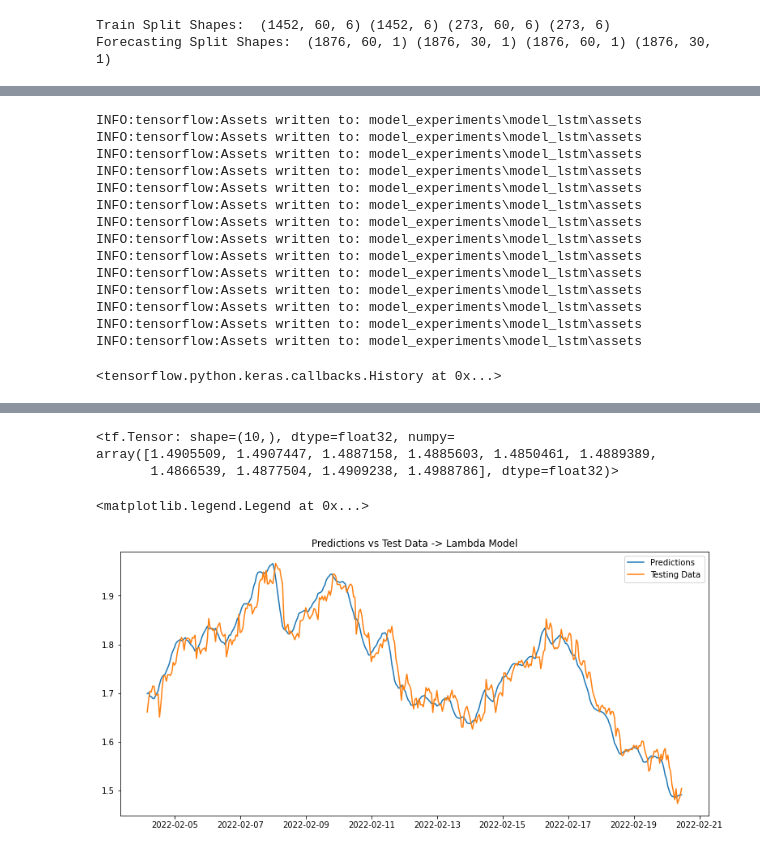
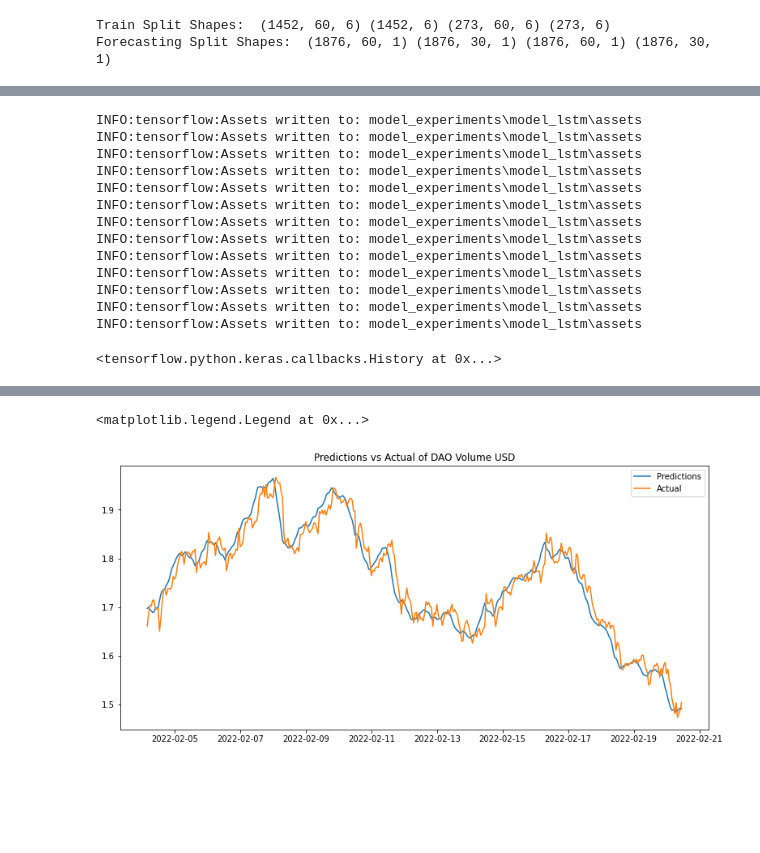
Before and after one commit to kennethZhangML/DAO-ML-Repo, a Jupyter notebook: finalized_tsa.ipynb, the cells around one changed output, grey strips where cells are left out. Saved outputs shown, nothing was run; the diff lists cells and outputs as text; code cells hidden in the pictures; blank space fills up the shorter version.

Commit message:
Updated
Fixed Lambda Model

```diff
--- a/finalized_tsa.ipynb
+++ b/finalized_tsa.ipynb
@@ -172,12 +253,8 @@ Epoch 50/50
 # %%
-import os
+def create_model_checkpoint(model_name, save_path="model_experiments"):
+  return tf.keras.callbacks.ModelCheckpoint(filepath = os.path.join(save_path, model_name), verbose = 0, save_best_only = True)
 
-HORIZON, WINDOW_SIZE = 1, 7
-
-def create_model_checkpoint(model_name, save_path="model_experiments"):
-  return tf.keras.callbacks.ModelCheckpoint(filepath = os.path.join(save_path, model_name),
-                                            verbose = 0,
-                                            save_best_only = True)
+WINDOW_SIZE, HORIZON = 7, 1
 
 inputs = tf.keras.layers.Input(shape=(WINDOW_SIZE))
 x = tf.keras.layers.Lambda(lambda x: tf.expand_dims(x, axis=1))(inputs)
@@ -207,7 +284,6 @@ INFO:tensorflow:Assets written to: model_experiments\model_lstm\assets
 INFO:tensorflow:Assets written to: model_experiments\model_lstm\assets
 INFO:tensorflow:Assets written to: model_experiments\model_lstm\assets
 INFO:tensorflow:Assets written to: model_experiments\model_lstm\assets
-INFO:tensorflow:Assets written to: model_experiments\model_lstm\assets
 <tensorflow.python.keras.callbacks.History at 0x...>
 # %%
 model_lstm = tf.keras.models.load_model("model_experiments/model_lstm/")
@@ -219,4 +295,12 @@ def make_preds(model, input_data):
 
 model_lstm_preds = make_preds(model_lstm, test_windows)
 model_lstm_preds[:10]
+
+model_lstm_preds = np.array(model_lstm_preds)
+
+fig, ax = plt.subplots(figsize = (13, 6))
+ax.plot(X_test[1:], model_lstm_preds, label = "Predictions")
+ax.plot(X_test[1:], y_test[1:], label = "Actual")
+ax.set_title("Predictions vs Actual of DAO Volume USD")
+ax.legend()
 # %% [output]
@@ -224,3 +308,2 @@ model_lstm_preds[:10]
-<tf.Tensor: shape=(10,), dtype=float32, numpy=
-array([1.4905509, 1.4907447, 1.4887158, 1.4885603, 1.4850461, 1.4889389,
-       1.4866539, 1.4877504, 1.4909238, 1.4988786], dtype=float32)>
+<matplotlib.legend.Legend at 0x...>
+[figure, added]
@@ -229,9 +309,0 @@ model_lstm_preds = np.array(model_lstm_preds)
-# %%
-fig, ax = plt.subplots(figsize = (13, 6))
-ax.plot(X_test[1:], model_lstm_preds, label = "Predictions")
-ax.plot(X_test[1:], y_test[1:], label = "Testing Data")
-ax.set_title("Predictions vs Test Data -> Lambda Model")
-ax.legend()
-# %% [output]
-<matplotlib.legend.Legend at 0x...>
-[figure, removed]
```
Also changed, not shown: parts of 7 cells of this notebook, 3 other files.
